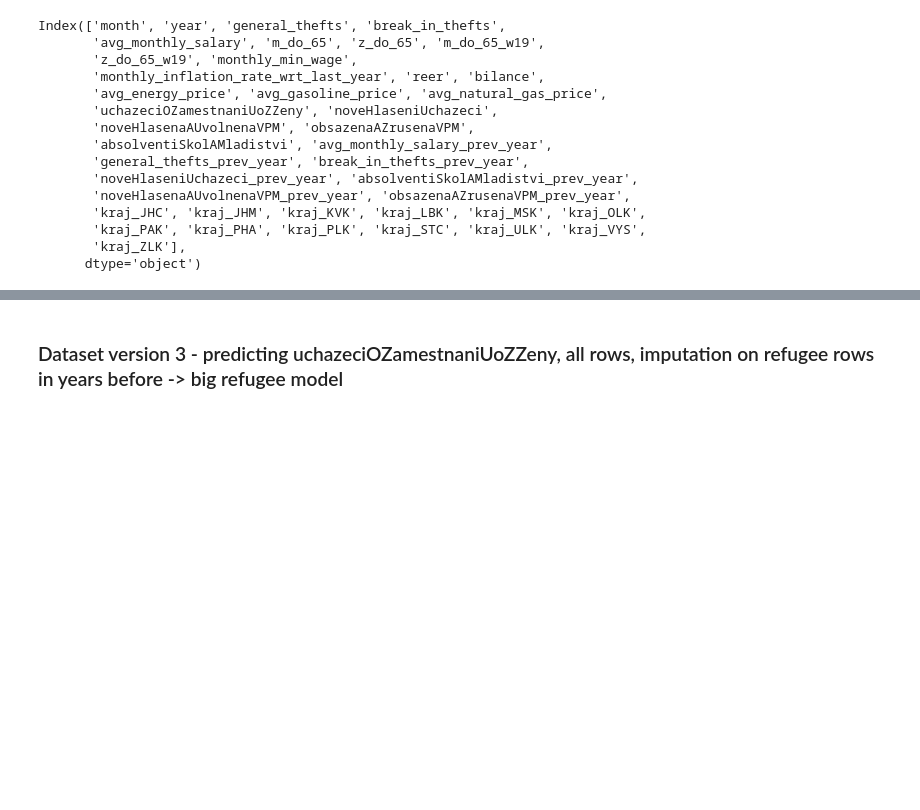
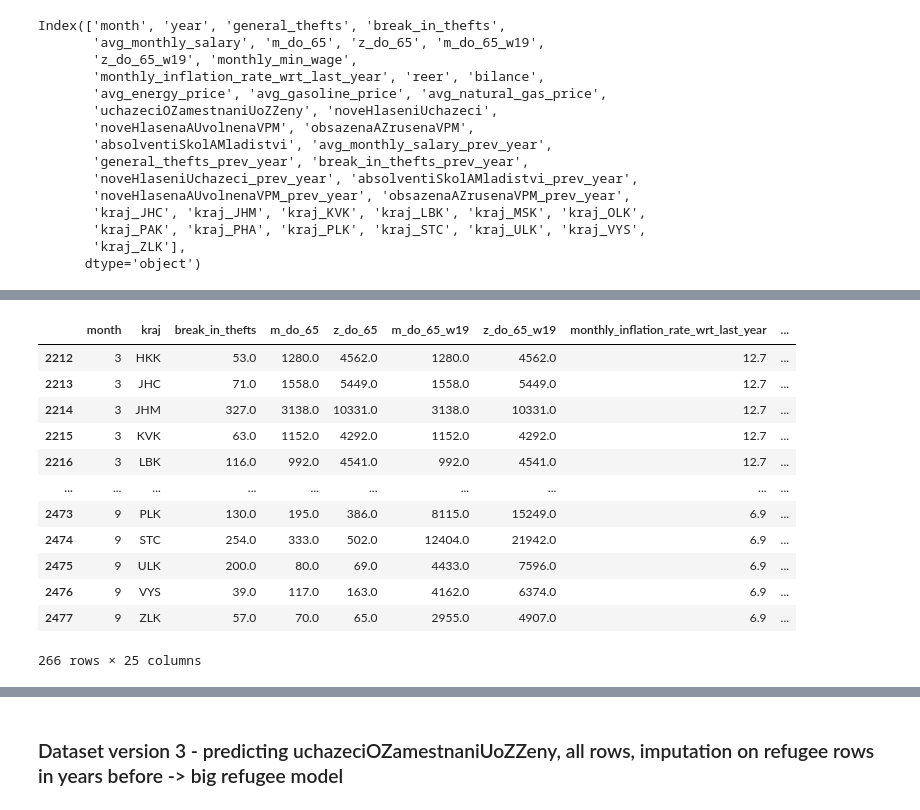
Before and after one commit to DianaKorladinova/SAN_Unemployment_Refugees, a Jupyter notebook: models/models2.ipynb, the cells around one changed output, grey strips where cells are left out. Drawn from its saved outputs; the diff is of its cells as text; code cells hidden in the pictures; blank space fills up the shorter version.

```diff
--- a/models/models2.ipynb
+++ b/models/models2.ipynb
@@ -568,0 +594,16 @@ Index(['month', 'year', 'general_thefts', 'break_in_thefts',
+# %%
+df24.drop(columns=["year"])
+# %% [output]
+|  | month | kraj | break_in_thefts | m_do_65 | z_do_65 | m_do_65_w19 | z_do_65_w19 | monthly_inflation_rate_wrt_last_year | ... |
+| 2212 | 3 | HKK | 53.0 | 1280.0 | 4562.0 | 1280.0 | 4562.0 | 12.7 | ... |
+| 2213 | 3 | JHC | 71.0 | 1558.0 | 5449.0 | 1558.0 | 5449.0 | 12.7 | ... |
+| 2214 | 3 | JHM | 327.0 | 3138.0 | 10331.0 | 3138.0 | 10331.0 | 12.7 | ... |
+| 2215 | 3 | KVK | 63.0 | 1152.0 | 4292.0 | 1152.0 | 4292.0 | 12.7 | ... |
+| 2216 | 3 | LBK | 116.0 | 992.0 | 4541.0 | 992.0 | 4541.0 | 12.7 | ... |
+| ... | ... | ... | ... | ... | ... | ... | ... | ... | ... |
+| 2473 | 9 | PLK | 130.0 | 195.0 | 386.0 | 8115.0 | 15249.0 | 6.9 | ... |
+| 2474 | 9 | STC | 254.0 | 333.0 | 502.0 | 12404.0 | 21942.0 | 6.9 | ... |
+| 2475 | 9 | ULK | 200.0 | 80.0 | 69.0 | 4433.0 | 7596.0 | 6.9 | ... |
+| 2476 | 9 | VYS | 39.0 | 117.0 | 163.0 | 4162.0 | 6374.0 | 6.9 | ... |
+| 2477 | 9 | ZLK | 57.0 | 70.0 | 65.0 | 2955.0 | 4907.0 | 6.9 | ... |
+266 rows × 25 columns
```
Also changed, not shown: parts of 20 cells of this notebook.
